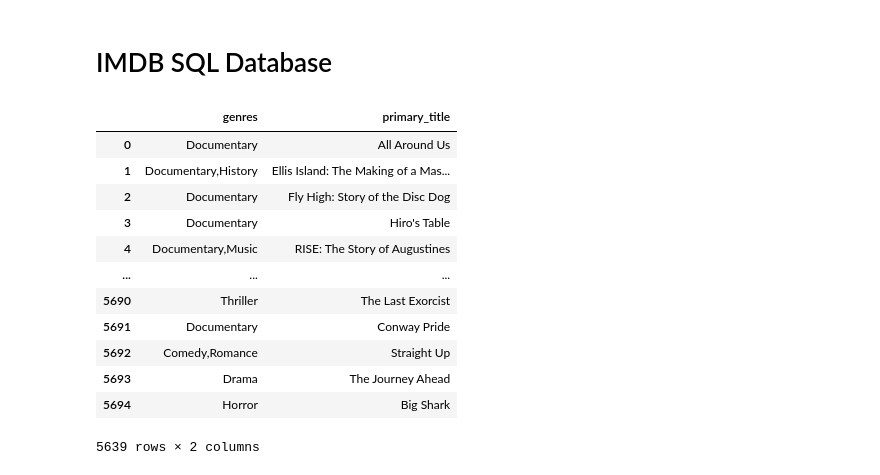
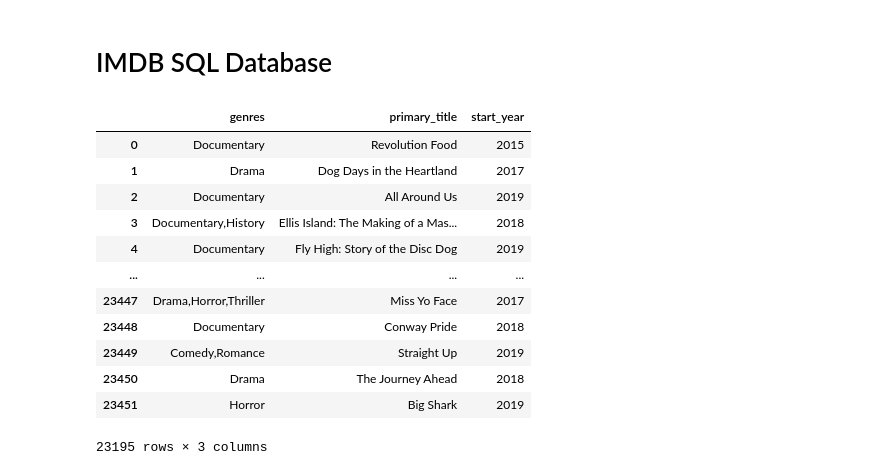
Before and after one commit to timiadejumo/phase1_group_project, a Jupyter notebook: br_budget_analysis.ipynb, the cells around one changed output. Drawn from its saved outputs; the diff is of its cells as text; code cells hidden in the pictures.

```diff
--- a/br_budget_analysis.ipynb
+++ b/br_budget_analysis.ipynb
@@ -33,9 +36,3 @@ for list_ in genre_ids:
     temp_item = genre_ids[counter].strip('][').split(', ')
     genre_list.append(temp_item)
     counter += 1
-# %%
-genres = ['Action','Adventure','Animation','Comedy','Crime','Documentary','Drama','Family','Fantasy','History','Horror','Music','Mystery','Romance','Science Fiction','TV Movie','Thriller','War','Western']
-genre_id = [28,12,16,35,80,99,18,10751,14,36,27,10402,9648,10749,878,10770,53,10752,37]
-
-genre_ref = {genres[i]: genre_id[i] for i in range(len(genres))}
-genre_ref
@@ -115,36 +92,36 @@ db_file = 'temp/IMDB_sql/im.db'
 # %%
 # Initializing imdb SQL database
 # Create a SQL connection to our SQLite database
 con = sq.connect(db_file)
 
 
 ## Connection test and reference
-genre_reviews = pd.read_sql(""" SELECT genres, primary_title
+genre_reviews = pd.read_sql(""" SELECT genres, primary_title, start_year
 
                 FROM movie_basics
                 LEFT JOIN movie_ratings ON movie_ratings.movie_id = movie_basics.movie_id
                 JOIN movie_akas ON movie_akas.movie_id = movie_basics.movie_id
-                WHERE start_year >= 2018 and region = 'US'
+                WHERE start_year >= 2015 and region = 'US'
                 ORDER BY averagerating DESC
 
 """, con)
 
 genre_reviews.dropna(inplace = True)
 genre_reviews
 # %% [output]
-|  | genres | primary_title |
-| 0 | Documentary | All Around Us |
-| 1 | Documentary,History | Ellis Island: The Making of a Mas... |
-| 2 | Documentary | Fly High: Story of the Disc Dog |
-| 3 | Documentary | Hiro's Table |
-| 4 | Documentary,Music | RISE: The Story of Augustines |
-| ... | ... | ... |
-| 5690 | Thriller | The Last Exorcist |
-| 5691 | Documentary | Conway Pride |
-| 5692 | Comedy,Romance | Straight Up |
-| 5693 | Drama | The Journey Ahead |
-| 5694 | Horror | Big Shark |
+|  | genres | primary_title | start_year |
+| 0 | Documentary | Revolution Food | 2015 |
+| 1 | Drama | Dog Days in the Heartland | 2017 |
+| 2 | Documentary | All Around Us | 2019 |
+| 3 | Documentary,History | Ellis Island: The Making of a Mas... | 2018 |
+| 4 | Documentary | Fly High: Story of the Disc Dog | 2019 |
+| ... | ... | ... | ... |
+| 23447 | Drama,Horror,Thriller | Miss Yo Face | 2017 |
+| 23448 | Documentary | Conway Pride | 2018 |
+| 23449 | Comedy,Romance | Straight Up | 2019 |
+| 23450 | Drama | The Journey Ahead | 2018 |
+| 23451 | Horror | Big Shark | 2019 |
-5639 rows × 2 columns
+23195 rows × 3 columns
 # %%
 # DO THINGS
 comb_data = pd.merge(result, genre_reviews, left_on='movie', right_on='primary_title',how='inner')
```
Also changed, not shown: parts of 17 cells of this notebook.
